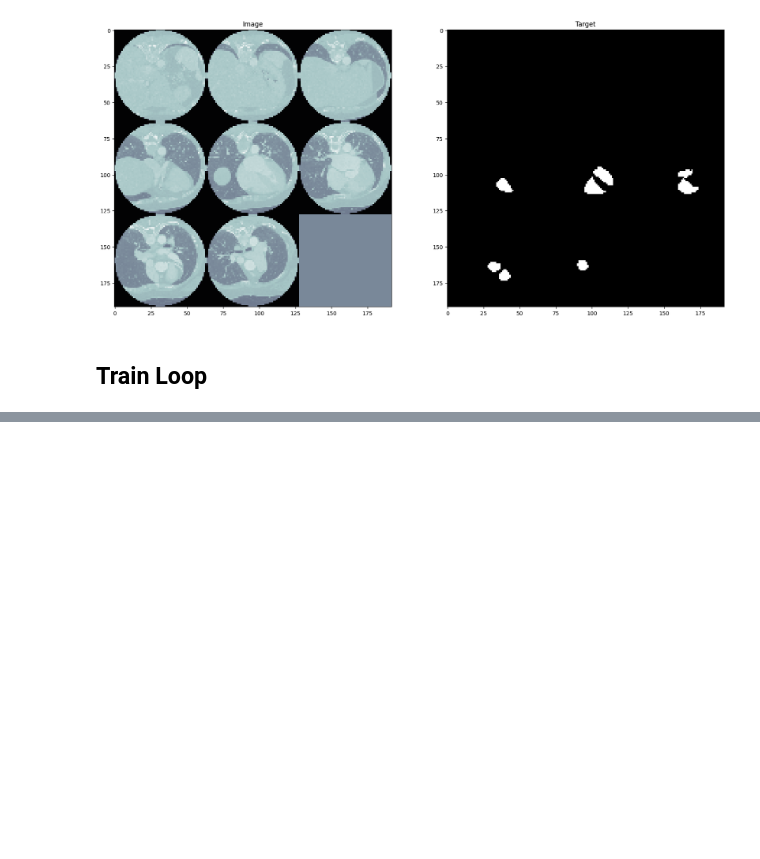
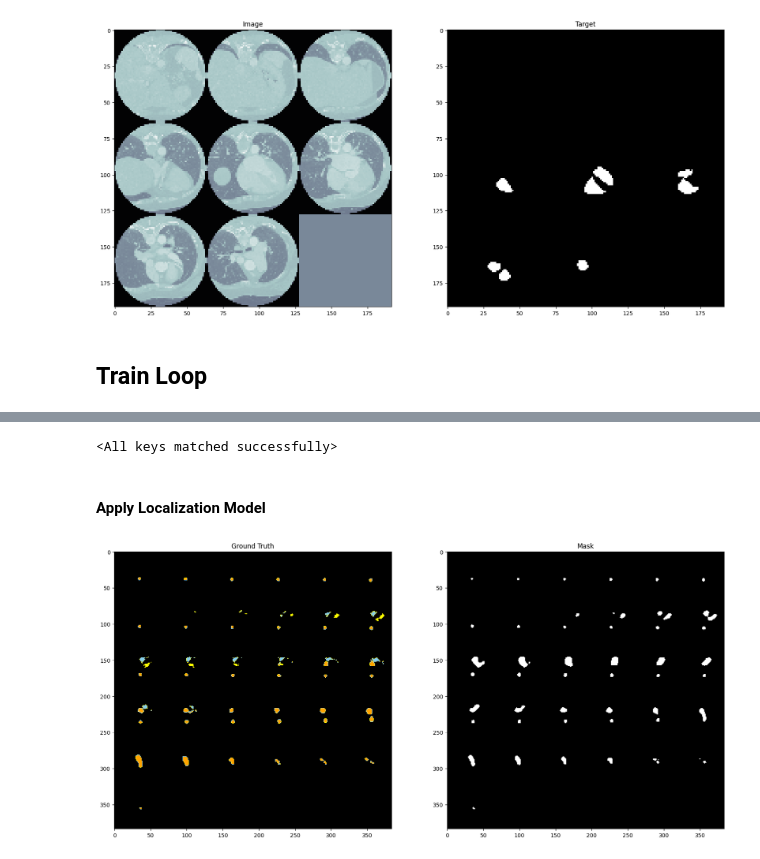
Before and after one commit to Sooqija/heart-segmentation, a Jupyter notebook: notebooks/06. localization.ipynb, the cells around one changed output, grey strips where cells are left out. Saved outputs shown, nothing was run; the diff lists cells and outputs as text; code cells hidden in the pictures; blank space fills up the shorter version.

```diff
--- a/notebooks/06. localization.ipynb
+++ b/notebooks/06. localization.ipynb
@@ -405,0 +756,20 @@ show_result(inputs[0], targets[0], outputs[0], 0, 64, 4)
+# %%
+from monai.networks.nets import Unet
+
+device = torch.device("cuda" if torch.cuda.is_available() else "cpu")
+model = Unet(
+    spatial_dims=3,
+    in_channels=1,
+    out_channels=1,
+    channels=(16, 32, 64, 128),
+    strides=(2, 2, 2),
+    num_res_units=2,
+    dropout=0.2,
+).to(device)
+
+checkpoint_path = "checkpoints/localization_v01.pth"
+model.load_state_dict(torch.load(checkpoint_path, map_location=device, weights_only=True))
+# %% [output]
+<All keys matched successfully>
+# %% [markdown]
+#### Apply Localization Model
@@ -405,0 +820,14 @@ show_result(inputs[0], targets[0], outputs[0], 0, 64, 4)
+# %%
+from heart_seg_app.utils.visualization import create_custom_cmap
+
+colors = [meta["color"] for meta in whs_chd_label_map.values()]
+label_values = [meta["value"] for meta in whs_chd_label_map.values()]
+label_cmap, label_norm = create_custom_cmap(label_values, colors)
+
+display_image_montages([label, mask],
+                       ["Ground Truth", "Mask"],
+                       [label_cmap, "grey"],
+                       [label_norm, None],
+                       start=0, end=128, step=1)
+# %% [output]
+[figure, added]
```
Also changed, not shown: parts of 46 cells of this notebook.
